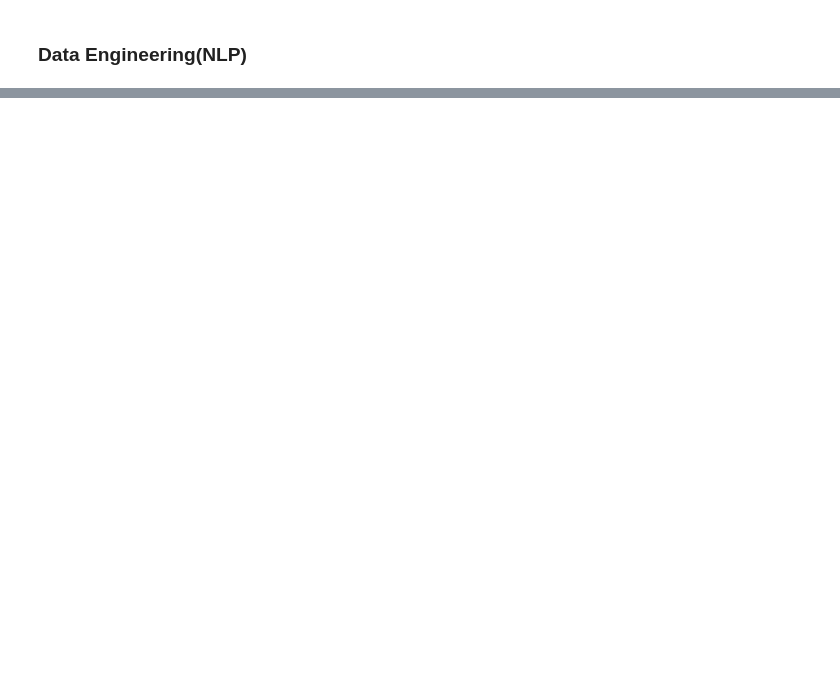
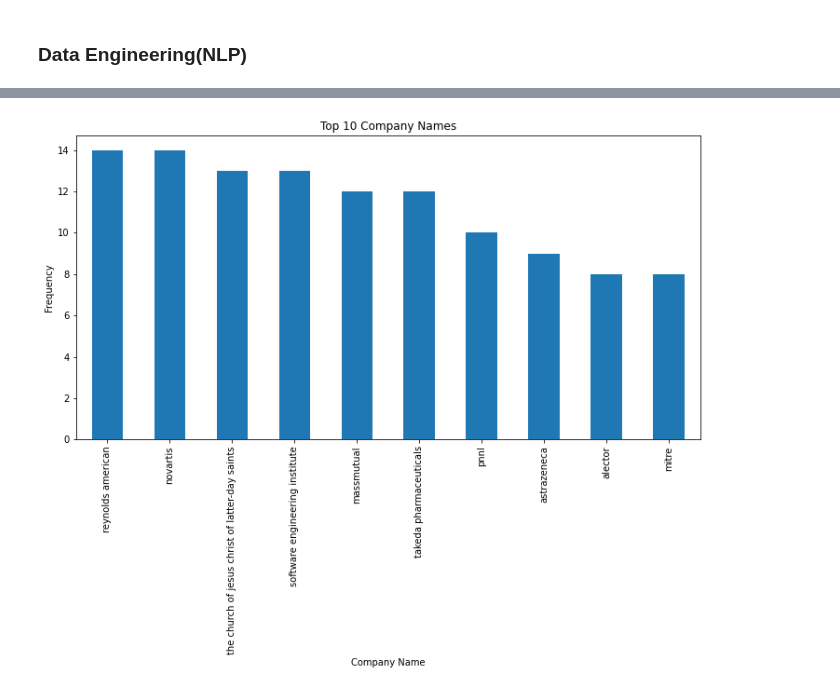
Before and after one commit to Kilavuka/DSC-Phase-5-Capstone-Project, a Jupyter notebook: notebook.ipynb, the cells around one changed output, grey strips where cells are left out. Drawn from its saved outputs; the diff is of its cells as text; code cells hidden in the pictures; blank space fills up the shorter version.

```diff
--- a/notebook.ipynb
+++ b/notebook.ipynb
@@ -421,0 +338,10 @@ df[['JD_tokens','Industry_tokens','Sector_tokens','Location_tokens']].head()
+# %%
+# Top 10 Company Names
+plt.figure(figsize=(12, 6))
+df['Company Name'].value_counts().head(10).plot(kind='bar')
+plt.title('Top 10 Company Names')
+plt.xlabel('Company Name')
+plt.ylabel('Frequency')
+plt.show()
+# %% [output]
+[figure, added]
```
Also changed, not shown: parts of 43 cells of this notebook, 4 other files.
